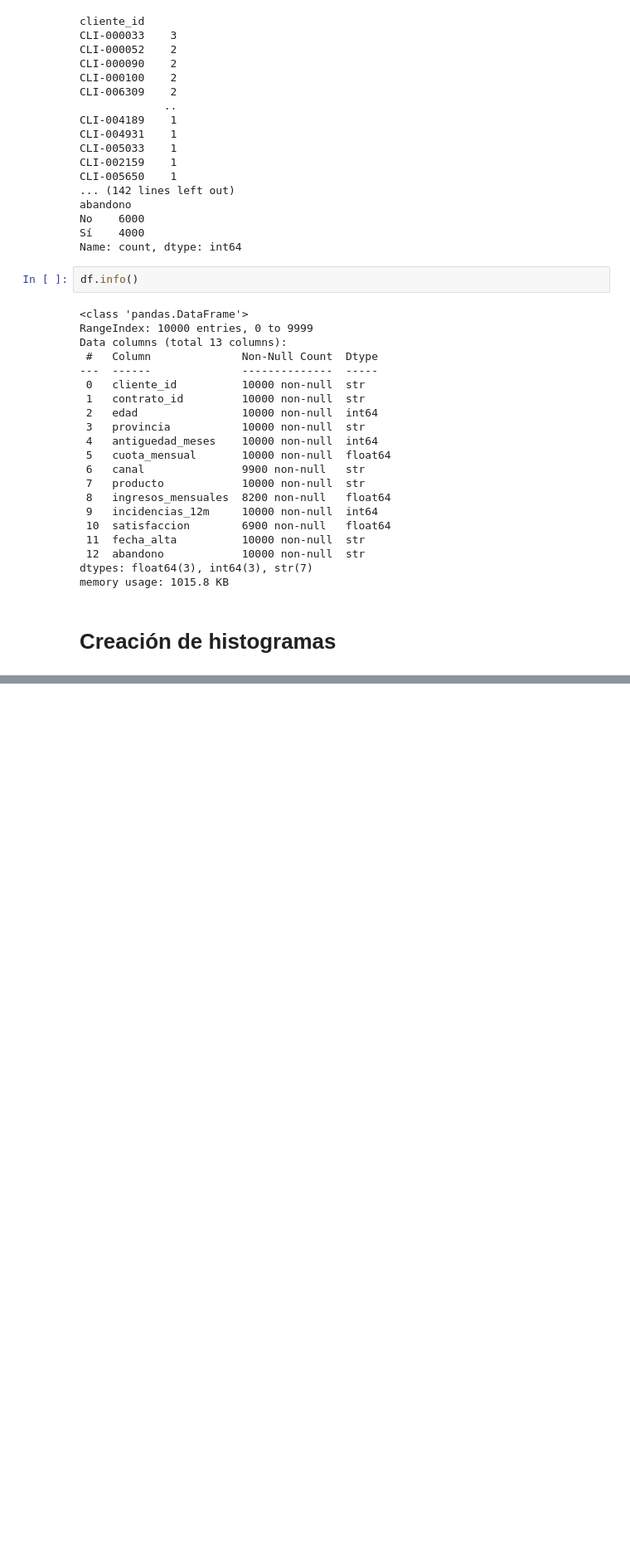
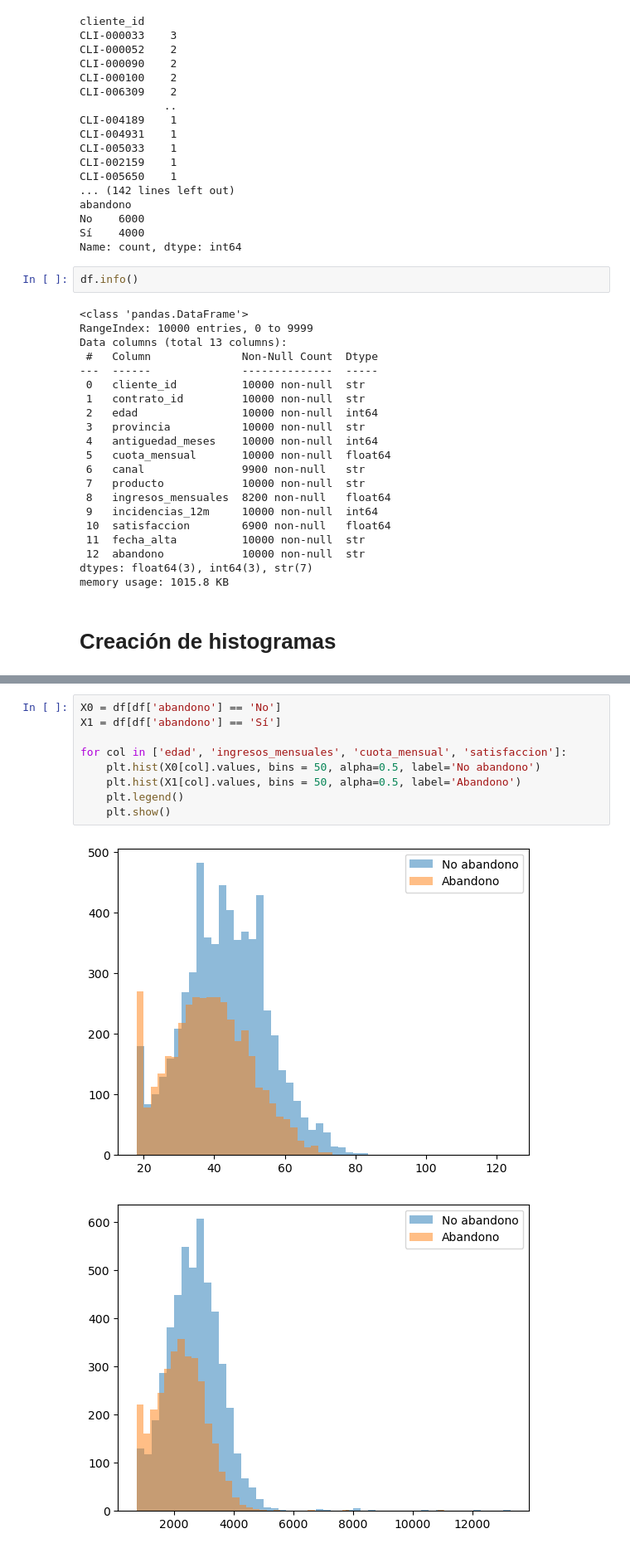
Before and after one commit to jeffernovoa/Analizar-Base-de-Datos, a Jupyter notebook: analyzeData.ipynb, the cells around one changed output, grey strips where cells are left out. Shown at 83% size. Cells and saved outputs as stored; diff of their text form; blank space fills up the shorter version.

```diff
--- a/analyzeData.ipynb
+++ b/analyzeData.ipynb
@@ -90,0 +93,12 @@ plt.show()
+# %%
+X0 = df[df['abandono'] == 'No']
+X1 = df[df['abandono'] == 'Sí']
+
+for col in ['edad', 'ingresos_mensuales', 'cuota_mensual', 'satisfaccion']:
+    plt.hist(X0[col].values, bins = 50, alpha=0.5, label='No abandono')
+    plt.hist(X1[col].values, bins = 50, alpha=0.5, label='Abandono')
+    plt.legend()
+    plt.show()
+# %% [output]
+[figure, added]
+[figure, added]
```
Also changed, not shown: parts of 2 cells of this notebook.
